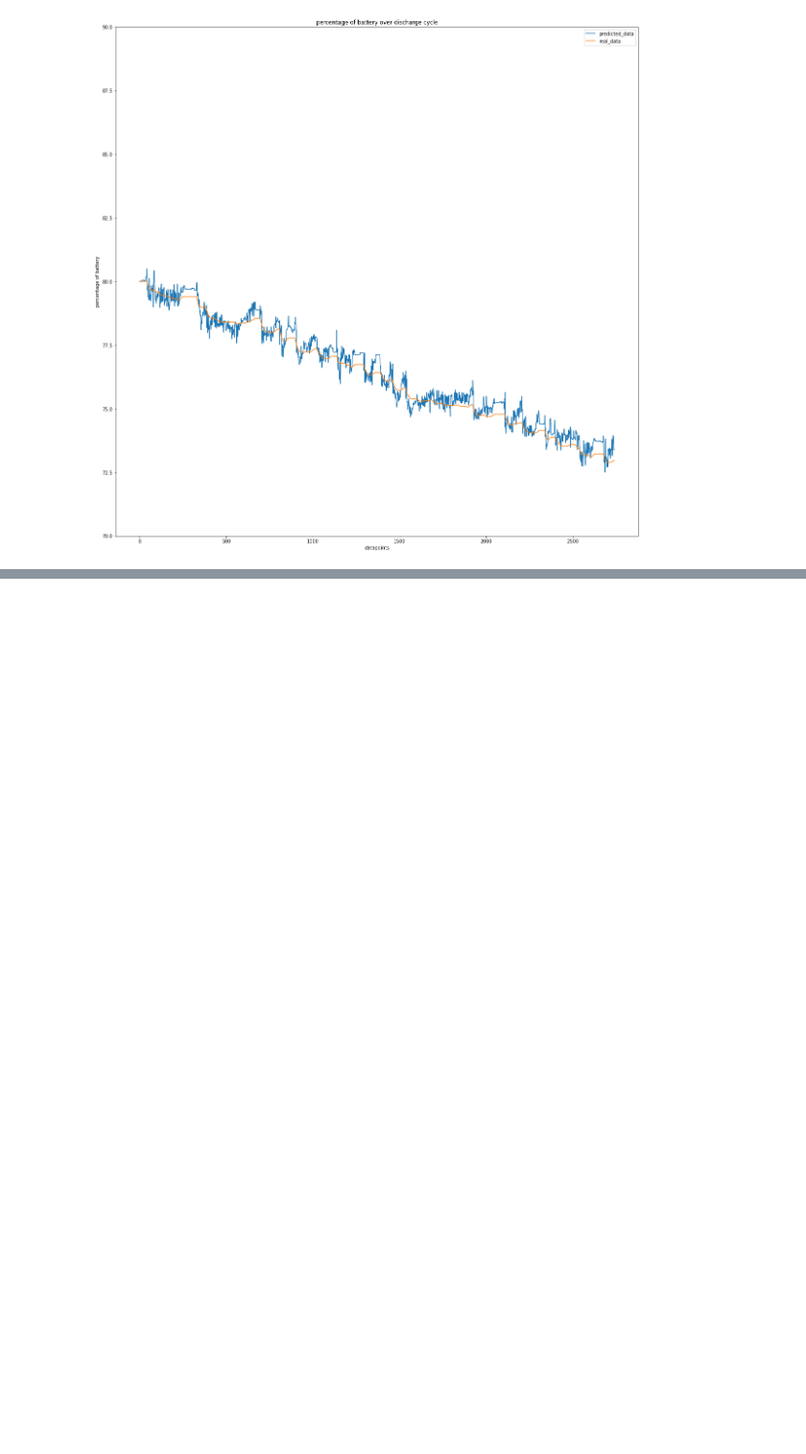
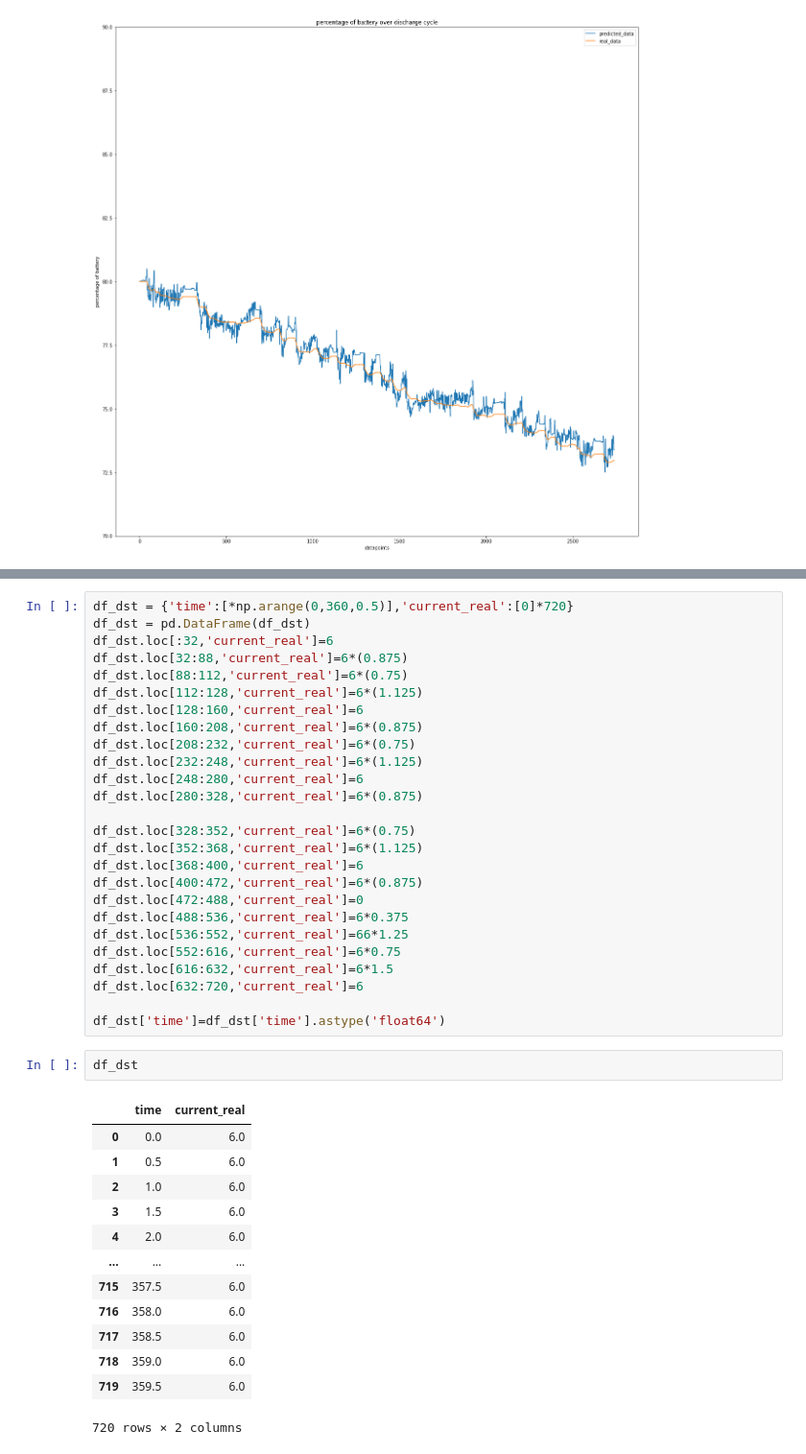
Before and after one commit to pierredm1/4th-Year-Imperial-Thesis, a Jupyter notebook: notebooks/v2-NoTemp.ipynb, the cells around one changed output, grey strips where cells are left out. Shown at 96% size. Drawn from its saved outputs; the diff is of its cells as text; blank space fills up the shorter version.

```diff
--- a/notebooks/v2-NoTemp.ipynb
+++ b/notebooks/v2-NoTemp.ipynb
@@ -1041,0 +1015,42 @@ scipy.io.savemat(os.path.join(destination_folder_path, 'test_v1_mat_dst.mat'), d
+# %%
+df_dst = {'time':[*np.arange(0,360,0.5)],'current_real':[0]*720}
+df_dst = pd.DataFrame(df_dst)
+df_dst.loc[:32,'current_real']=6
+df_dst.loc[32:88,'current_real']=6*(0.875)
+df_dst.loc[88:112,'current_real']=6*(0.75)
+df_dst.loc[112:128,'current_real']=6*(1.125)
+df_dst.loc[128:160,'current_real']=6
+df_dst.loc[160:208,'current_real']=6*(0.875)
+df_dst.loc[208:232,'current_real']=6*(0.75)
+df_dst.loc[232:248,'current_real']=6*(1.125)
+df_dst.loc[248:280,'current_real']=6
+df_dst.loc[280:328,'current_real']=6*(0.875)
+
+df_dst.loc[328:352,'current_real']=6*(0.75)
+df_dst.loc[352:368,'current_real']=6*(1.125)
+df_dst.loc[368:400,'current_real']=6
+df_dst.loc[400:472,'current_real']=6*(0.875)
+df_dst.loc[472:488,'current_real']=0
+df_dst.loc[488:536,'current_real']=6*0.375
+df_dst.loc[536:552,'current_real']=66*1.25
+df_dst.loc[552:616,'current_real']=6*0.75
+df_dst.loc[616:632,'current_real']=6*1.5
+df_dst.loc[632:720,'current_real']=6
+
+df_dst['time']=df_dst['time'].astype('float64')
+# %%
+df_dst
+# %% [output]
+|  | time | current_real |
+| 0 | 0.0 | 6.0 |
+| 1 | 0.5 | 6.0 |
+| 2 | 1.0 | 6.0 |
+| 3 | 1.5 | 6.0 |
+| 4 | 2.0 | 6.0 |
+| ... | ... | ... |
+| 715 | 357.5 | 6.0 |
+| 716 | 358.0 | 6.0 |
+| 717 | 358.5 | 6.0 |
+| 718 | 359.0 | 6.0 |
+| 719 | 359.5 | 6.0 |
+720 rows × 2 columns
```
Also changed, not shown: parts of 7 cells of this notebook, 1 other file.
